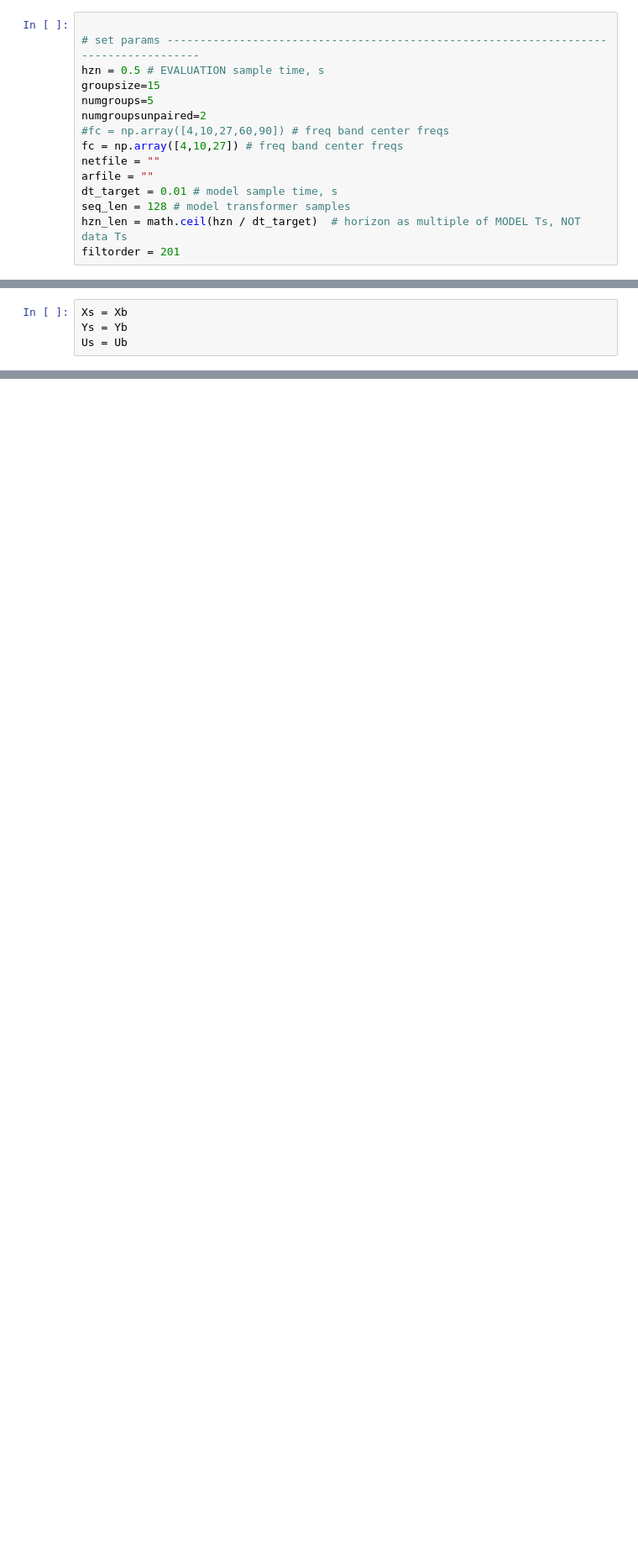
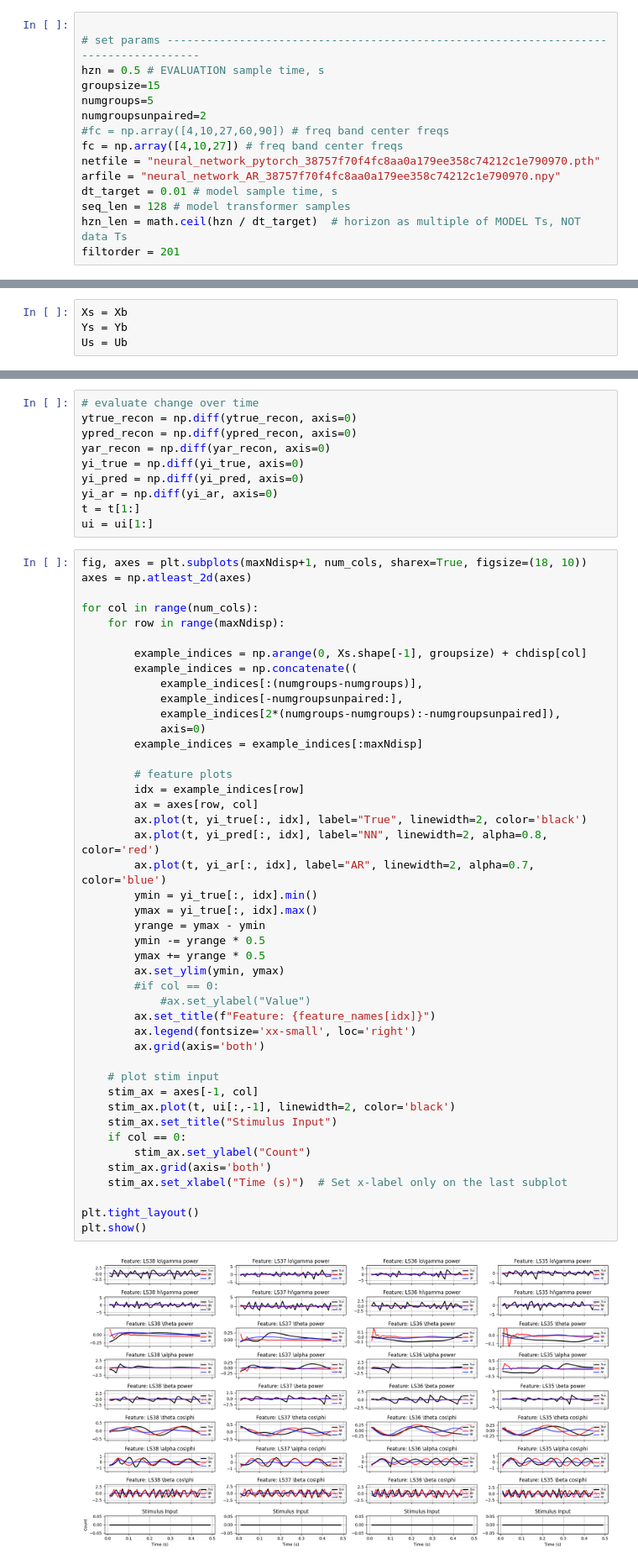
Before and after one commit to targinteanu/NeuralSystemID, a Jupyter notebook: transformer_network_simvis.ipynb, the cells around one changed output, grey strips where cells are left out. Shown at 84% size. Cells and saved outputs as stored; diff of their text form; blank space fills up the shorter version.

Commit message:
Update transformer_network_simvis.ipynb
also show difference eval

```diff
--- a/transformer_network_simvis.ipynb
+++ b/transformer_network_simvis.ipynb
@@ -15,8 +15,8 @@ numgroups=5
 numgroupsunpaired=2
 #fc = np.array([4,10,27,60,90]) # freq band center freqs
 fc = np.array([4,10,27]) # freq band center freqs
-netfile = ""
-arfile = ""
+netfile = "neural_network_pytorch_38757f70f4fc8aa0a179ee358c74212c1e790970.pth"
+arfile = "neural_network_AR_38757f70f4fc8aa0a179ee358c74212c1e790970.npy"
 dt_target = 0.01 # model sample time, s
 seq_len = 128 # model transformer samples
 hzn_len = math.ceil(hzn / dt_target)  # horizon as multiple of MODEL Ts, NOT data Ts
@@ -256,0 +294,56 @@ plt.show()
+# %%
+# evaluate change over time
+ytrue_recon = np.diff(ytrue_recon, axis=0)
+ypred_recon = np.diff(ypred_recon, axis=0)
+yar_recon = np.diff(yar_recon, axis=0)
+yi_true = np.diff(yi_true, axis=0)
+yi_pred = np.diff(yi_pred, axis=0)
+yi_ar = np.diff(yi_ar, axis=0)
+t = t[1:]
+ui = ui[1:]
+# %%
+fig, axes = plt.subplots(maxNdisp+1, num_cols, sharex=True, figsize=(18, 10))
+axes = np.atleast_2d(axes)
+
+for col in range(num_cols):
+    for row in range(maxNdisp):
+
+        example_indices = np.arange(0, Xs.shape[-1], groupsize) + chdisp[col]
+        example_indices = np.concatenate((
+            example_indices[:(numgroups-numgroups)],
+            example_indices[-numgroupsunpaired:],
+            example_indices[2*(numgroups-numgroups):-numgroupsunpaired]),
+            axis=0)
+        example_indices = example_indices[:maxNdisp]
+
+        # feature plots
+        idx = example_indices[row]
+        ax = axes[row, col]
+        ax.plot(t, yi_true[:, idx], label="True", linewidth=2, color='black')
+        ax.plot(t, yi_pred[:, idx], label="NN", linewidth=2, alpha=0.8, color='red')
+        ax.plot(t, yi_ar[:, idx], label="AR", linewidth=2, alpha=0.7, color='blue')
+        ymin = yi_true[:, idx].min()
+        ymax = yi_true[:, idx].max()
+        yrange = ymax - ymin
+        ymin -= yrange * 0.5
+        ymax += yrange * 0.5
+        ax.set_ylim(ymin, ymax)
+        #if col == 0:
+            #ax.set_ylabel("Value")
+        ax.set_title(f"Feature: {feature_names[idx]}")
+        ax.legend(fontsize='xx-small', loc='right')
+        ax.grid(axis='both')
+
+    # plot stim input
+    stim_ax = axes[-1, col]
+    stim_ax.plot(t, ui[:,-1], linewidth=2, color='black')
+    stim_ax.set_title("Stimulus Input")
+    if col == 0:
+        stim_ax.set_ylabel("Count")
+    stim_ax.grid(axis='both')
+    stim_ax.set_xlabel("Time (s)")  # Set x-label only on the last subplot
+
+plt.tight_layout()
+plt.show()
+# %% [output]
+[figure, added]
```
Also changed, not shown: parts of 6 cells of this notebook.
